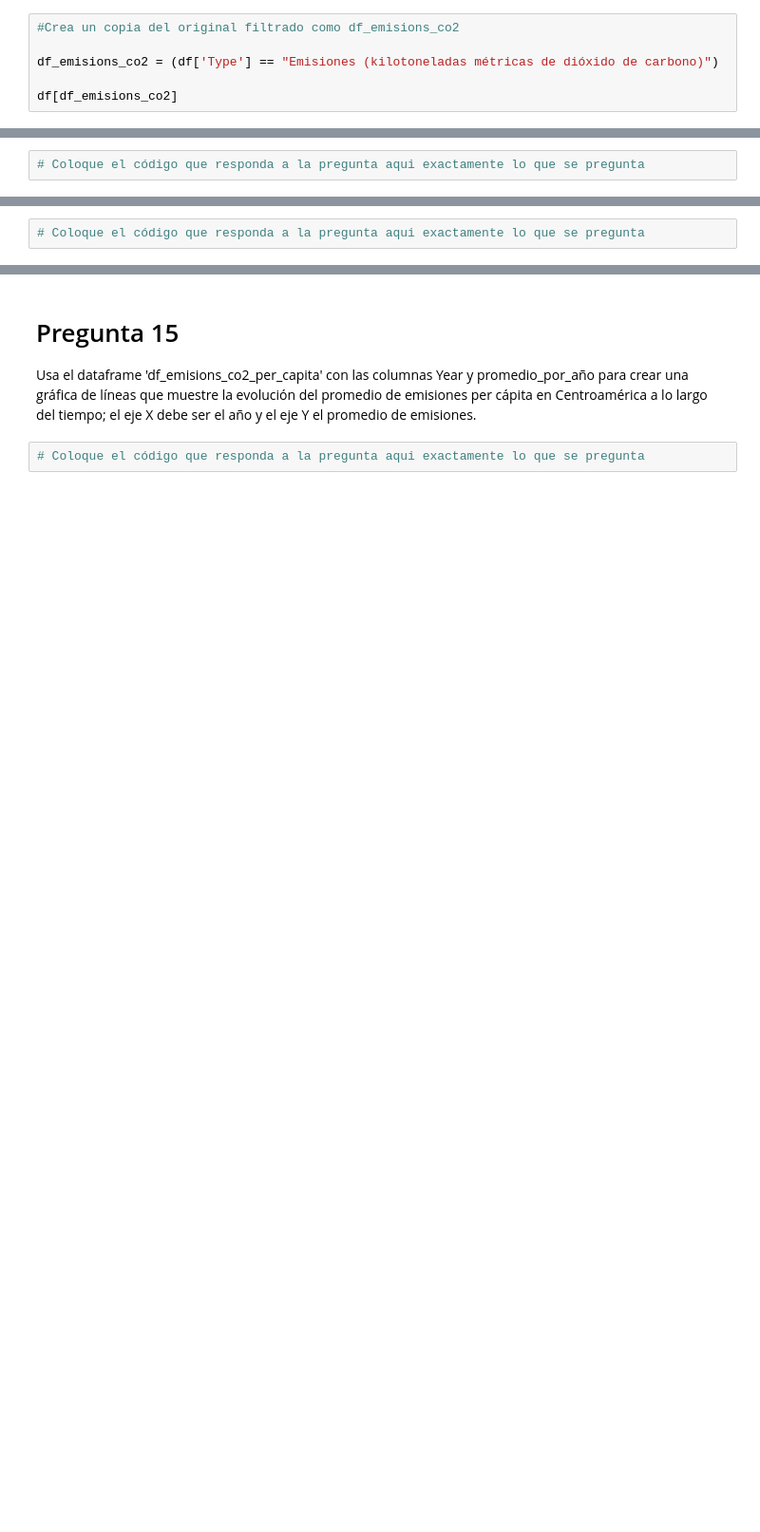
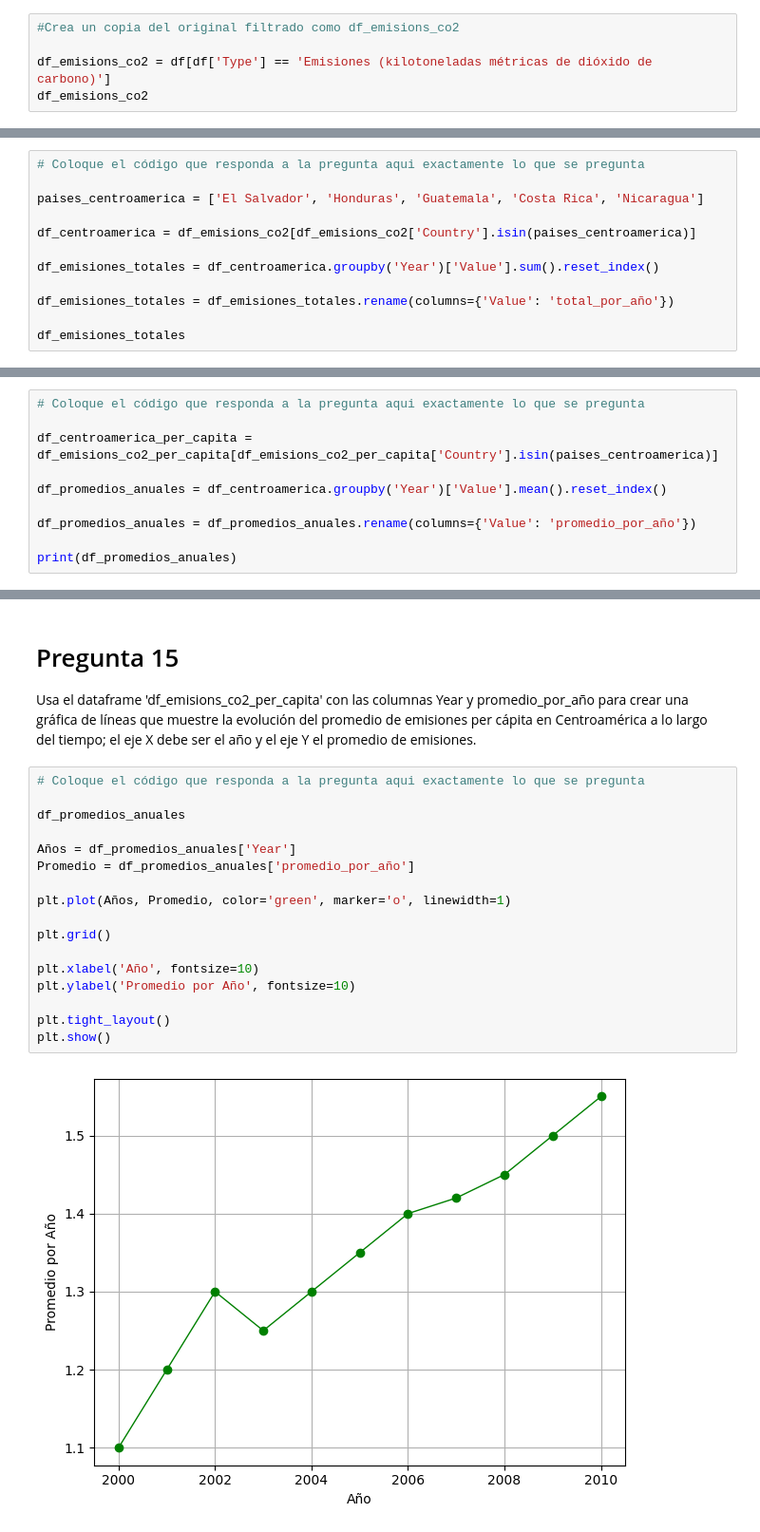
Before and after one commit to Kenneth-Arias/2025C1-G01-FUNDAMENTOS-DE-PYTHON, a Jupyter notebook: Clases/Clase 13/Análisis Proyecto Final.v2.ipynb, the cells around one changed output, grey strips where cells are left out. Shown at 95% size. Drawn from its saved outputs; the diff is of its cells as text; blank space fills up the shorter version.

```diff
--- a/Clases/Clase 13/Análisis Proyecto Final.v2.ipynb
+++ b/Clases/Clase 13/Análisis Proyecto Final.v2.ipynb
@@ -68,9 +68,8 @@ df
 # %%
 #Crea un copia del original filtrado como df_emisions_co2
 
-df_emisions_co2 = (df['Type'] == "Emisiones (kilotoneladas métricas de dióxido de carbono)")
-
-df[df_emisions_co2]
+df_emisions_co2 = df[df['Type'] == 'Emisiones (kilotoneladas métricas de dióxido de carbono)']
+df_emisions_co2
 # %% [output]
 |  | Country | Year | Type | Value |
 | 0 | Albania | 1975 | Emisiones (kilotoneladas métricas... | 4338.334 |
@@ -176,3 +260,13 @@ Para sólo los países de Centroamérica ['El Salvador', 'Honduras', 'Guatemala'
 Se espera un dataframe de 2 columnas: 'Year' y 'total_por_año'
 # %%
 # Coloque el código que responda a la pregunta aqui exactamente lo que se pregunta
+
+paises_centroamerica = ['El Salvador', 'Honduras', 'Guatemala', 'Costa Rica', 'Nicaragua']
+
+df_centroamerica = df_emisions_co2[df_emisions_co2['Country'].isin(paises_centroamerica)]
+
+df_emisiones_totales = df_centroamerica.groupby('Year')['Value'].sum().reset_index()
+
+df_emisiones_totales = df_emisiones_totales.rename(columns={'Value': 'total_por_año'})
+
+df_emisiones_totales
@@ -183,3 +287,11 @@ Para sólo los países de Centroamérica ['El Salvador', 'Honduras', 'Guatemala'
 Se espera un dataframe de 2 columnas: 'Year' y 'promedio_por_año'
 # %%
 # Coloque el código que responda a la pregunta aqui exactamente lo que se pregunta
+
+df_centroamerica_per_capita = df_emisions_co2_per_capita[df_emisions_co2_per_capita['Country'].isin(paises_centroamerica)]
+
+df_promedios_anuales = df_centroamerica.groupby('Year')['Value'].mean().reset_index()
+
+df_promedios_anuales = df_promedios_anuales.rename(columns={'Value': 'promedio_por_año'})
+
+print(df_promedios_anuales)
@@ -195,3 +325,20 @@ Cuál es el promedio de las emisiones per capita para el año 2005 usando el dat
 Usa el dataframe  'df_emisions_co2_per_capita' con las columnas Year y promedio_por_año para crear una gráfica de líneas que muestre la evolución del promedio de emisiones per cápita en Centroamérica a lo largo del tiempo; el eje X debe ser el año y el eje Y el promedio de emisiones.
 # %%
 # Coloque el código que responda a la pregunta aqui exactamente lo que se pregunta
+
+df_promedios_anuales
+
+Años = df_promedios_anuales['Year']
+Promedio = df_promedios_anuales['promedio_por_año']
+
+plt.plot(Años, Promedio, color='green', marker='o', linewidth=1)
+
+plt.grid()
+
+plt.xlabel('Año', fontsize=10)
+plt.ylabel('Promedio por Año', fontsize=10)
+
+plt.tight_layout()
+plt.show()
+# %% [output]
+[figure, added]
```
Also changed, not shown: parts of 15 cells of this notebook, 1 other file.
